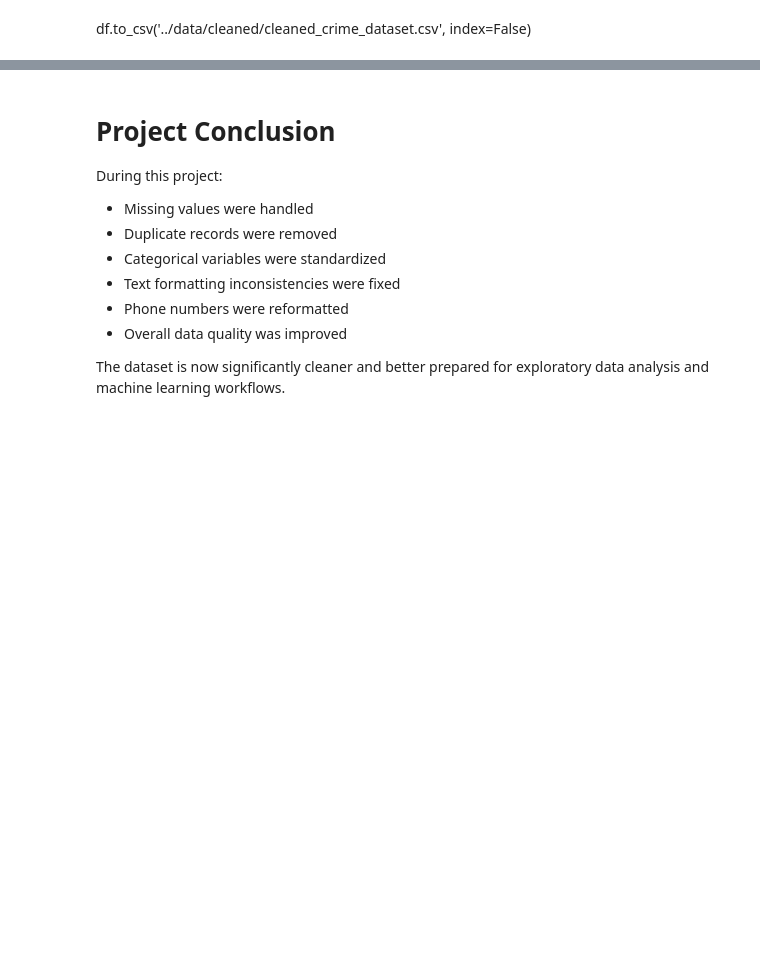
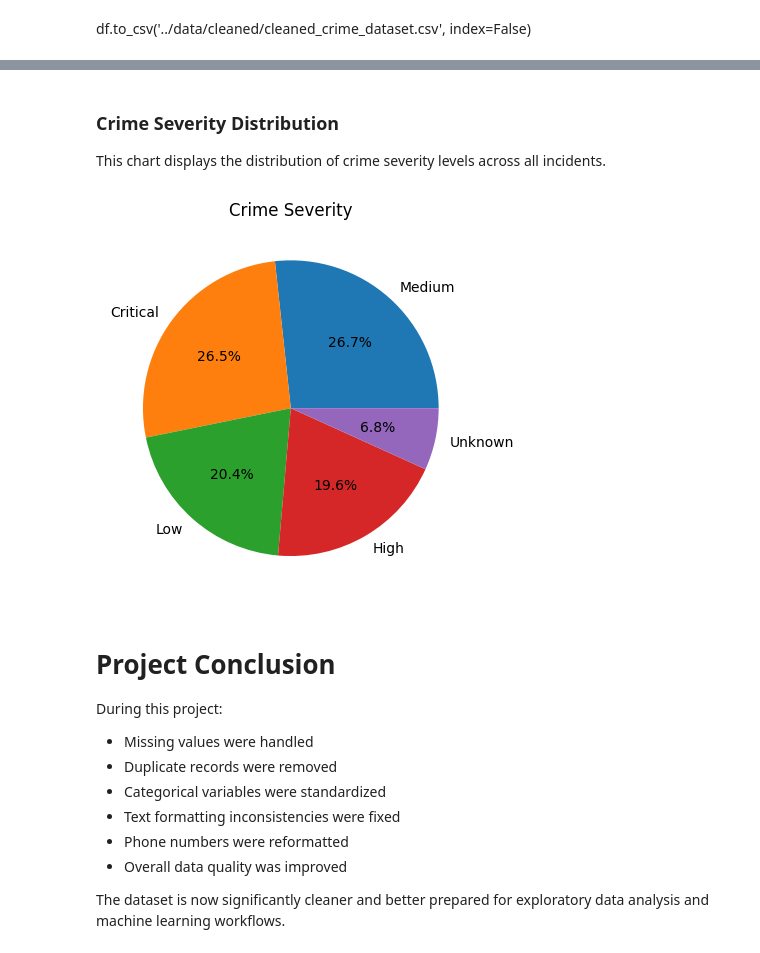
Before and after one commit to compuser21/data_cleaning_example, a Jupyter notebook: notebooks/data_cleaning.ipynb, the cells around one changed output, grey strips where cells are left out. Saved outputs shown, nothing was run; the diff lists cells and outputs as text; code cells hidden in the pictures; blank space fills up the shorter version.

```diff
--- a/notebooks/data_cleaning.ipynb
+++ b/notebooks/data_cleaning.ipynb
@@ -314,3 +338,15 @@ df.to_csv('../data/cleaned/cleaned_crime_dataset.csv', index=False)
+# %% [markdown]
+### Crime Severity Distribution
+
+This chart displays the distribution of crime severity levels across all incidents.
+# %%
+severity = df['severity'].value_counts()
+
+plt.pie(severity.values, labels=severity.index, autopct='%1.1f%%')
+plt.title('Crime Severity')
+plt.show()
+# %% [output]
+[figure, added]
 # %% [markdown]
 # Project Conclusion
 
```
Also changed, not shown: parts of 7 cells of this notebook.
